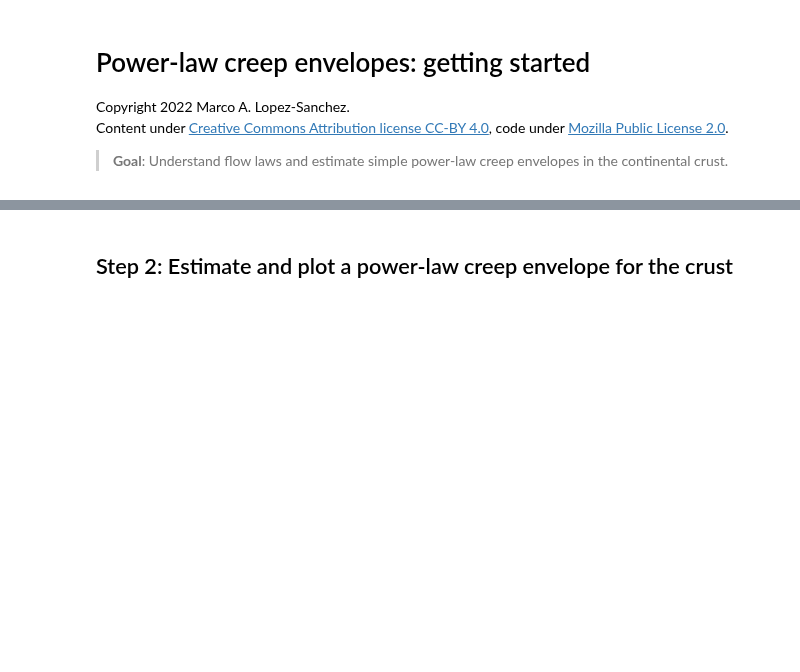
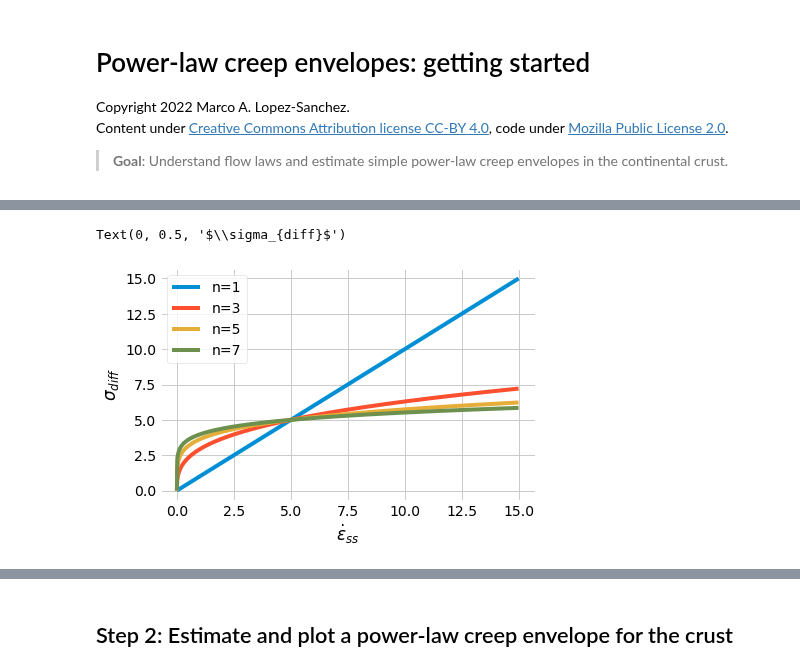
Before and after one commit to marcoalopez/strength_envelopes, a Jupyter notebook: notebooks/creep_flow_laws.ipynb, the cells around one changed output, grey strips where cells are left out. Saved outputs shown, nothing was run; the diff lists cells and outputs as text; code cells hidden in the pictures; blank space fills up the shorter version.

```diff
--- a/notebooks/creep_flow_laws.ipynb
+++ b/notebooks/creep_flow_laws.ipynb
@@ -27 +39,23 @@ At depths greater than 10-15 km rocks lie at temperatures and pressures high eno
+# %%
+stress = np.linspace(0, 15, 1000)
+
+# estimate corresponding strain rates using: ss = C * stress**n
+x1 = 10 / 5**1 * stress**1
+x3 = 10 / 5**3 * stress**3
+x5 = 10 / 5**5 * stress**5
+x7 = 10 / 5**7 * stress**7
+
+fig, ax = plt.subplots()
+
+ax.plot(stress, y1, label='n=1')
+ax.plot(stress, y3, label='n=3')
+ax.plot(stress, y5, label='n=5')
+ax.plot(stress, y7, label='n=7')
+
+ax.legend()
+ax.set_xlabel('$\dot{\epsilon}_{ss}$')
+ax.set_ylabel('$\sigma_{diff}$')
+# %% [output]
+Text(0, 0.5, '$\\sigma_{diff}$')
+[figure, added]
 # %% [markdown]
```
Also changed, not shown: parts of 6 cells of this notebook.
